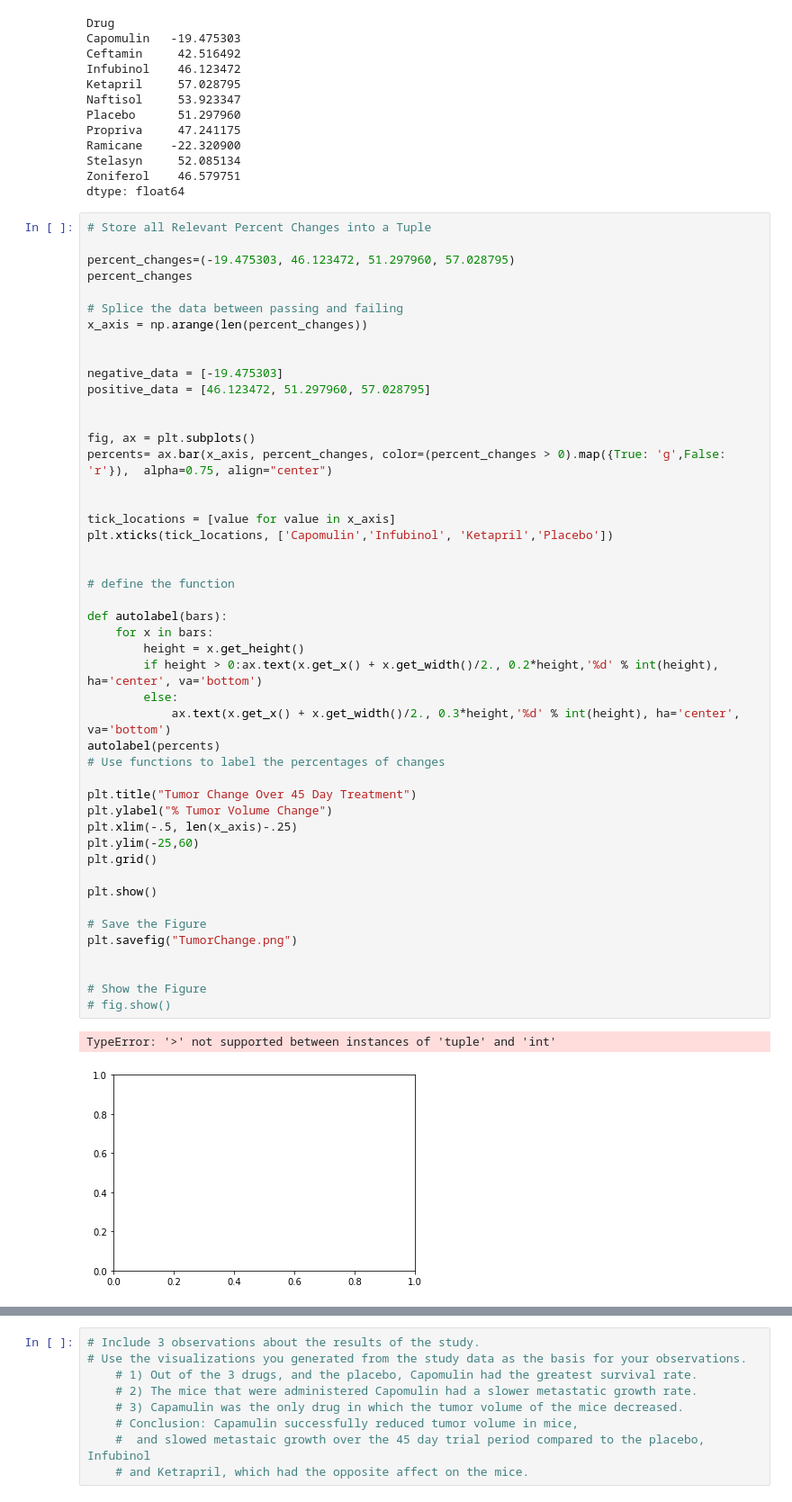
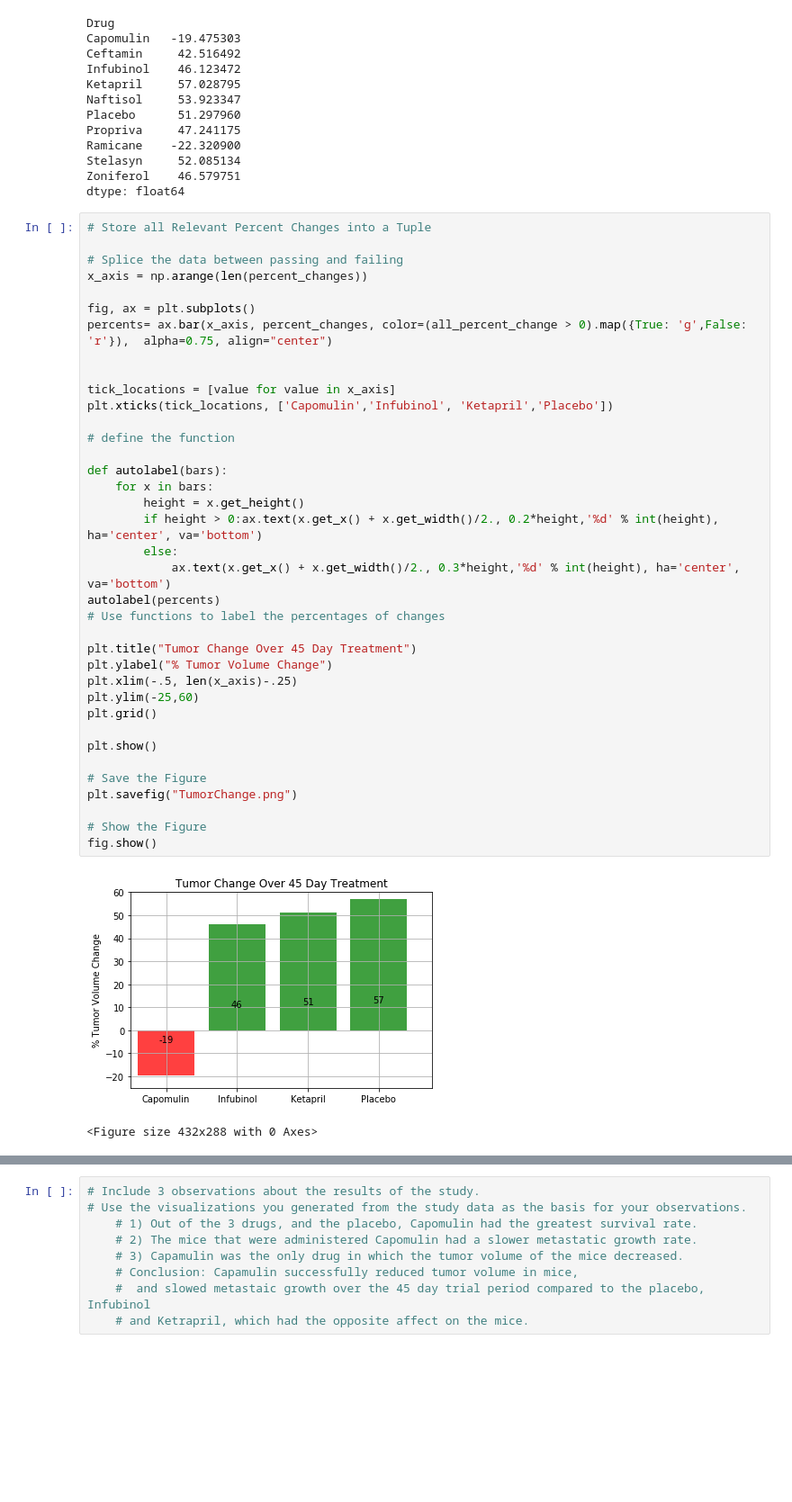
Before and after one commit to MelMason/matplotlib-challenge, a Jupyter notebook: matplotlib-challenge/pymaceuticals_starter.ipynb, the cells around one changed output, grey strips where cells are left out. Shown at 90% size. Cells and saved outputs as stored; diff of their text form; blank space fills up the shorter version.

```diff
--- a/matplotlib-challenge/pymaceuticals_starter.ipynb
+++ b/matplotlib-challenge/pymaceuticals_starter.ipynb
@@ -299,54 +299,44 @@ Zoniferol    46.579751
 dtype: float64
 # %%
 # Store all Relevant Percent Changes into a Tuple
-
-percent_changes=(-19.475303, 46.123472, 51.297960, 57.028795)
-percent_changes
 
 # Splice the data between passing and failing
 x_axis = np.arange(len(percent_changes))
 
-
-negative_data = [-19.475303]
-positive_data = [46.123472, 51.297960, 57.028795]
-
-
 fig, ax = plt.subplots()
-percents= ax.bar(x_axis, percent_changes, color=(percent_changes > 0).map({True: 'g',False: 'r'}),  alpha=0.75, align="center")
+percents= ax.bar(x_axis, percent_changes, color=(all_percent_change > 0).map({True: 'g',False: 'r'}),  alpha=0.75, align="center")
 
 
 tick_locations = [value for value in x_axis]
 plt.xticks(tick_locations, ['Capomulin','Infubinol', 'Ketapril','Placebo'])
-
 
 # define the function
 
 def autolabel(bars):
     for x in bars:
         height = x.get_height()
         if height > 0:ax.text(x.get_x() + x.get_width()/2., 0.2*height,'%d' % int(height), ha='center', va='bottom')
         else:
             ax.text(x.get_x() + x.get_width()/2., 0.3*height,'%d' % int(height), ha='center', va='bottom')
 autolabel(percents)
 # Use functions to label the percentages of changes
 
 plt.title("Tumor Change Over 45 Day Treatment")
 plt.ylabel("% Tumor Volume Change")
 plt.xlim(-.5, len(x_axis)-.25)
 plt.ylim(-25,60)
 plt.grid()
 
 plt.show()
 
 # Save the Figure
 plt.savefig("TumorChange.png")
 
-
 # Show the Figure
-# fig.show()
+fig.show()
 # %% [output]
+[figure, new version]
-TypeError: '>' not supported between instances of 'tuple' and 'int'
+<Figure size 432x288 with 0 Axes>
-[figure, old version]
 # %% [markdown]
 ![Metastatic Spread During Treatment](../Images/change.png)
 # %%
```
